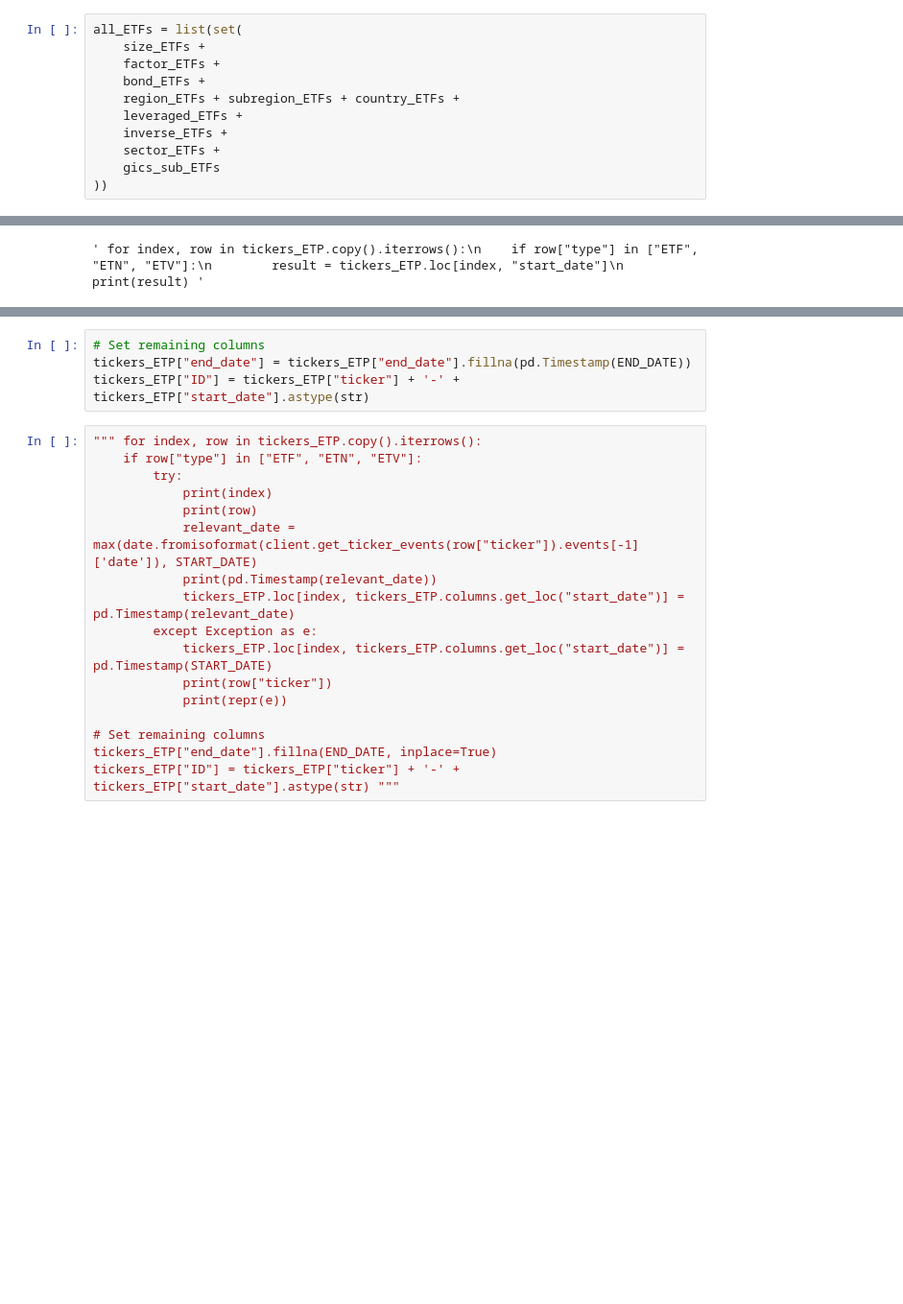
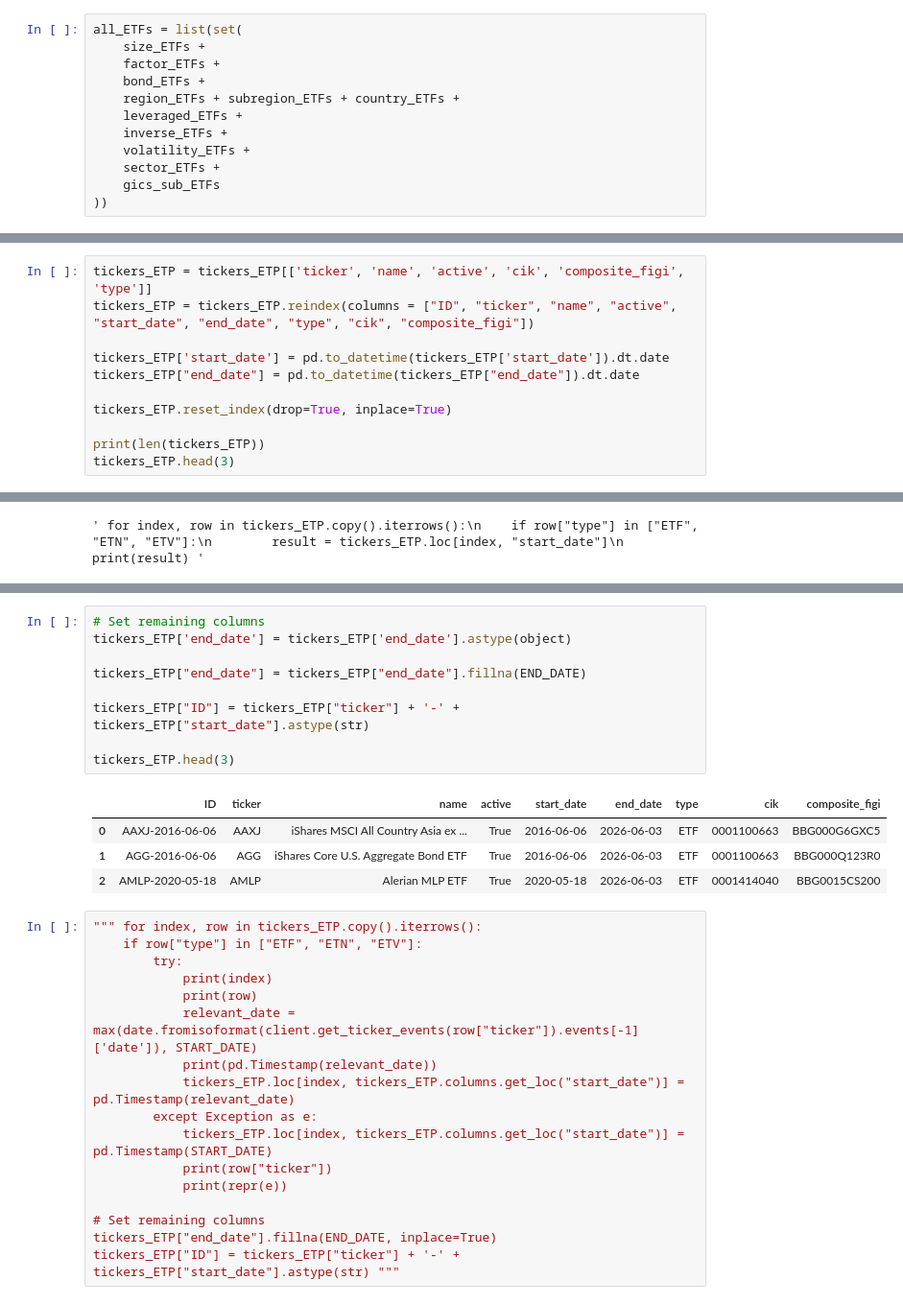
Before and after one commit to sharmad/data_clean, a Jupyter notebook: dev_prod/04_ETPs.ipynb, the cells around one changed output, grey strips where cells are left out. Shown at 96% size. Saved outputs shown, nothing was run; the diff lists cells and outputs as text; blank space fills up the shorter version.

```diff
--- a/dev_prod/04_ETPs.ipynb
+++ b/dev_prod/04_ETPs.ipynb
@@ -328,6 +316,7 @@ all_ETFs = list(set(
     region_ETFs + subregion_ETFs + country_ETFs +
     leveraged_ETFs +
     inverse_ETFs +
+    volatility_ETFs +
     sector_ETFs +
     gics_sub_ETFs
 ))
@@ -365,0 +368,11 @@ tickers_ETP.head(3)
+# %%
+tickers_ETP = tickers_ETP[['ticker', 'name', 'active', 'cik', 'composite_figi', 'type']]
+tickers_ETP = tickers_ETP.reindex(columns = ["ID", "ticker", "name", "active", "start_date", "end_date", "type", "cik", "composite_figi"])
+
+tickers_ETP['start_date'] = pd.to_datetime(tickers_ETP['start_date']).dt.date
+tickers_ETP["end_date"] = pd.to_datetime(tickers_ETP["end_date"]).dt.date
+
+tickers_ETP.reset_index(drop=True, inplace=True)
+
+print(len(tickers_ETP))
+tickers_ETP.head(3)
@@ -428,7 +498,17 @@ for index, row in tickers_ETP.copy().iterrows():
 # %%
 # Set remaining columns
-tickers_ETP["end_date"] = tickers_ETP["end_date"].fillna(pd.Timestamp(END_DATE))
+tickers_ETP['end_date'] = tickers_ETP['end_date'].astype(object)
+
+tickers_ETP["end_date"] = tickers_ETP["end_date"].fillna(END_DATE)
+
 tickers_ETP["ID"] = tickers_ETP["ticker"] + '-' + tickers_ETP["start_date"].astype(str)
+
+tickers_ETP.head(3)
+# %% [output]
+|  | ID | ticker | name | active | start_date | end_date | type | cik | composite_figi |
+| 0 | AAXJ-2016-06-06 | AAXJ | iShares MSCI All Country Asia ex ... | True | 2016-06-06 | 2026-06-03 | ETF | 0001100663 | BBG000G6GXC5 |
+| 1 | AGG-2016-06-06 | AGG | iShares Core U.S. Aggregate Bond ETF | True | 2016-06-06 | 2026-06-03 | ETF | 0001100663 | BBG000Q123R0 |
+| 2 | AMLP-2020-05-18 | AMLP | Alerian MLP ETF | True | 2020-05-18 | 2026-06-03 | ETF | 0001414040 | BBG0015CS200 |
 # %%
 """ for index, row in tickers_ETP.copy().iterrows():
     if row["type"] in ["ETF", "ETN", "ETV"]:
```
Also changed, not shown: parts of 29 cells of this notebook.
